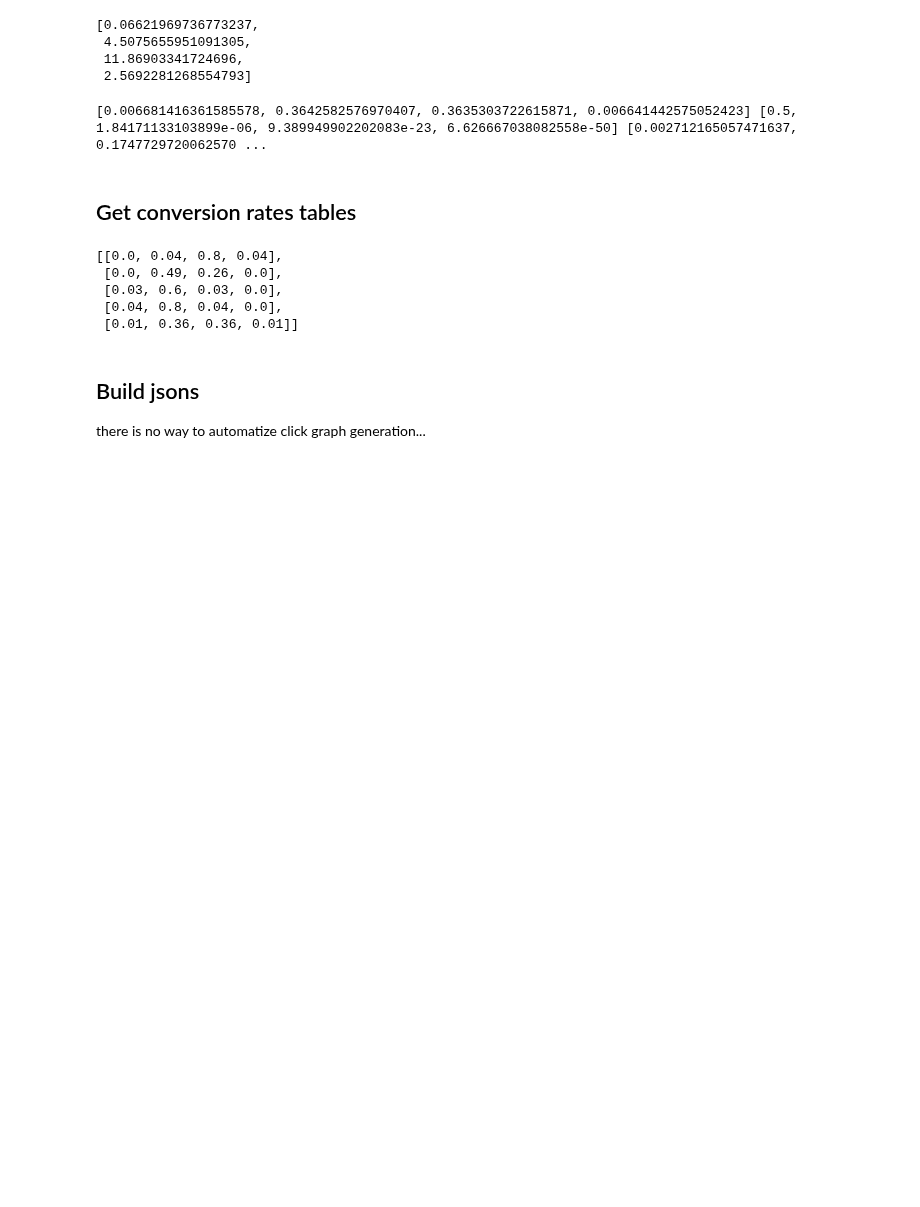
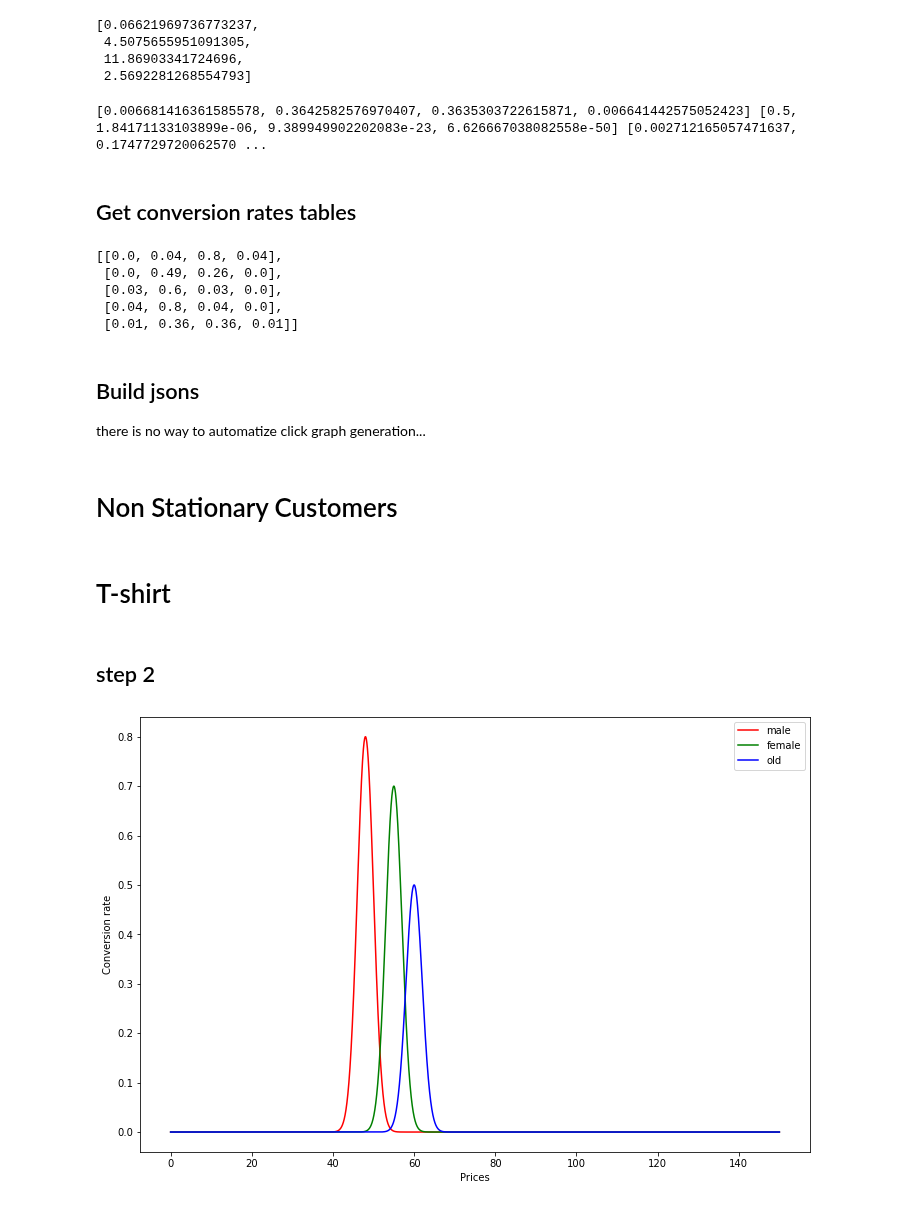
Before and after one commit to VladMarianCimpeanu/OLA_project, a Jupyter notebook: customers_parameters.ipynb, the cells around one changed output. Drawn from its saved outputs; the diff is of its cells as text; code cells hidden in the pictures; blank space fills up the shorter version.

Commit message:
add config non stationary customers

```diff
--- a/customers_parameters.ipynb
+++ b/customers_parameters.ipynb
@@ -470,3 +470,53 @@ file_path = os.path.abspath('') + "\\code\\data\\customer3.json"
 
 with open(file_path, 'w') as outfile:
     json.dump({"classes": classes}, outfile)
+# %% [markdown]
+# Non Stationary Customers
+# %%
+customer_distribution = [0.5, 0.3, 0.2]
+
+MAXIMUM_PRICE = 150
+cents = 100
+classes = 3
+alphas = [ # rows products, columns classes. In this case socks and hats alphas has been set to the probability of clicking on it when interacting with the web
+    [0.2, 0.4, 0.2],
+    [0.2, 0.5, 0.2],
+    [0.2, 0.09998, 0.1],
+    [0.2, 0.00001, 0.1],
+    [0.2, 0.00001, 0.4]
+]
+
+n_items = [
+    [1.5, 1.2, 1.2],
+    [1.2, 1.2, 1],
+    [1, 1, 1],
+    [1, 1, 1],
+    [1, 1, 2]
+]
+
+prices = np.linspace(0, MAXIMUM_PRICE, cents * MAXIMUM_PRICE) # we consider the range of prices that go from 0 to MAXIMUM PRICE
+# %% [markdown]
+# T-shirt
+# %% [markdown]
+## step 2
+# %%
+mu_12 = [48, 55, 60]
+sigma_12 = [2, 2, 2]
+scale_12 = [0.8, 0.7, 0.5]
+cv_12 = []
+cv_12.append(cv_curve(mu_12[0], sigma_12[0], prices, scale_12[0]))
+cv_12.append(cv_curve(mu_12[1], sigma_12[1], prices, scale_12[1]))
+cv_12.append(cv_curve(mu_12[2], sigma_12[2], prices, scale_12[2]))
+cv_12
+
+
+plt.figure(figsize=(12,8))
+plt.plot(prices, cv_12[0], color="red", label="male")
+plt.plot(prices, cv_12[1], color="green", label="female")
+plt.plot(prices, cv_12[2], color="blue", label="old")
+plt.xlabel("Prices")
+plt.ylabel("Conversion rate")
+plt.legend()
+plt.show()
+# %% [output]
+[figure, added]
```
Also changed, not shown: parts of 63 cells of this notebook, 4 other files.
